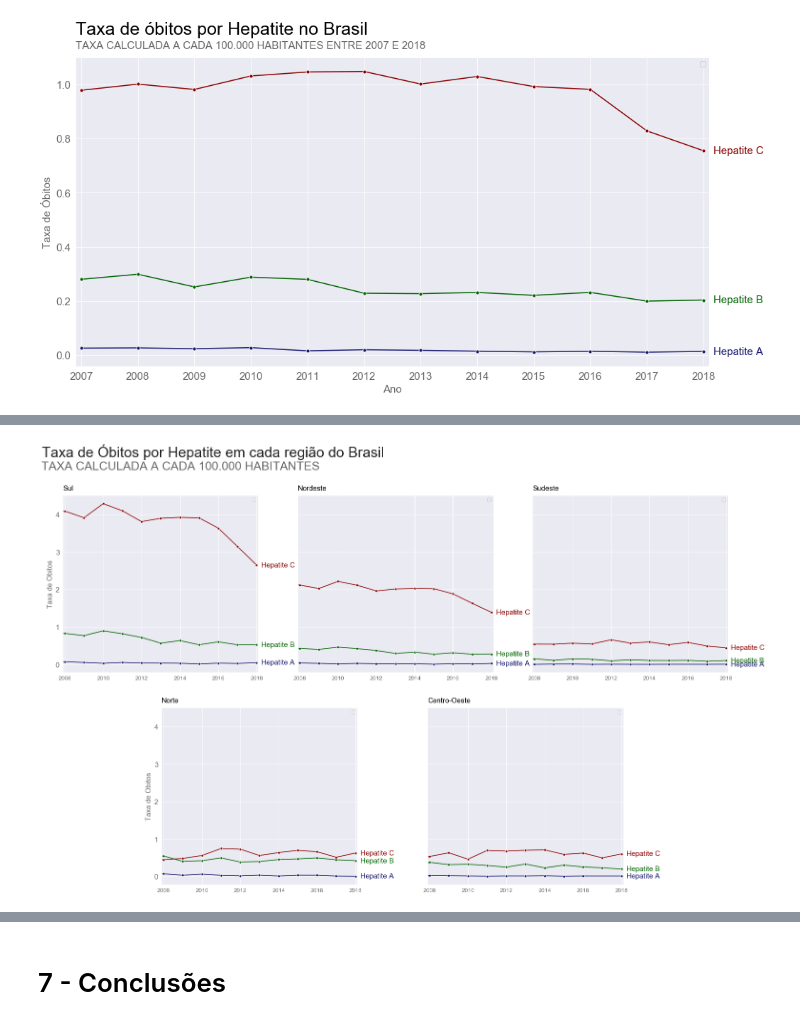
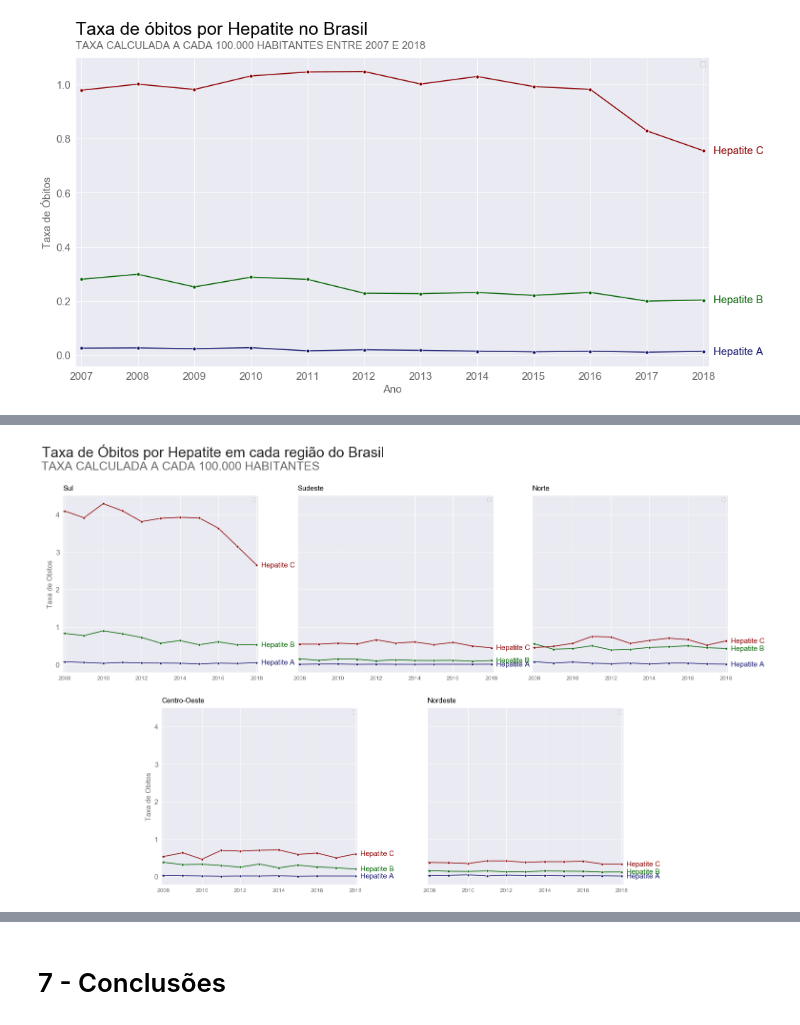
Before and after one commit to PedroHCAlmeida/projeto_um_mal_silencioso, a Jupyter notebook: notebooks/Analise_final.ipynb, the cells around one changed output, grey strips where cells are left out. Saved outputs shown, nothing was run; the diff lists cells and outputs as text; code cells hidden in the pictures.

```diff
--- a/notebooks/Analise_final.ipynb
+++ b/notebooks/Analise_final.ipynb
@@ -197,24 +199,24 @@ plt.show()
 # %%
 fig, axn = plt.subplots(2,3, sharey=True, figsize=(25,15))
 
 fig.suptitle('Taxa de Óbitos por Hepatite em cada região do Brasil', fontsize=30, x=0.30)
 fig.text(0.1, 0.93, 'TAXA CALCULADA A CADA 100.000 HABITANTES', fontsize=25, color='dimgray')
-for ax, reg in zip(axn.flat,['Sul', 'Nordeste', 'Sudeste', 'Norte', 'Centro-Oeste']):
+for ax, reg in zip(axn.flat,['Sul', 'Sudeste', 'Norte', 'Centro-Oeste', 'Nordeste']):
     plota_grafico(dados_reg[dados_reg['Regiao'] == reg], 'Ano', 'taxa_obitos_por100k', hue='virus', subtitle=reg, color_sub='black',dict_hue_palette=dict_palette,
           hue_legend=['Hepatite A', 'Hepatite B', 'Hepatite C'], file_name='taxa_obitos_por_reg', xlim=[2007.9, 2018.1],
           ylabel='Taxa de Obitos', marker='.', markersize=10, ax=ax, show=False)
     plt.sca(ax)
     plt.xticks(range(2008,2019,2), range(2008, 2019,2))
 
 plt.delaxes(ax= axn[1,2])
 axn[1][0].set_position([0.24, 0.125, 0.228, 0.343])
 axn[1][1].set_position([0.55, 0.125, 0.228, 0.343])
 
 plt.savefig('../images/taxa_obitos_por_reg')
 
 plt.show()
 # %% [output]
-[figure, old version]
+[figure, new version]
 # %%
 palette_reg_incid = sns.color_palette('Purples_r', 12)
 dados_taxa_ind_reg = dados_reg.groupby(['Ano', 'Regiao']).agg({'taxa_incid_por100k':'sum'}).reset_index().\
```
Also changed, not shown: parts of 5 cells of this notebook, 5 other files.
